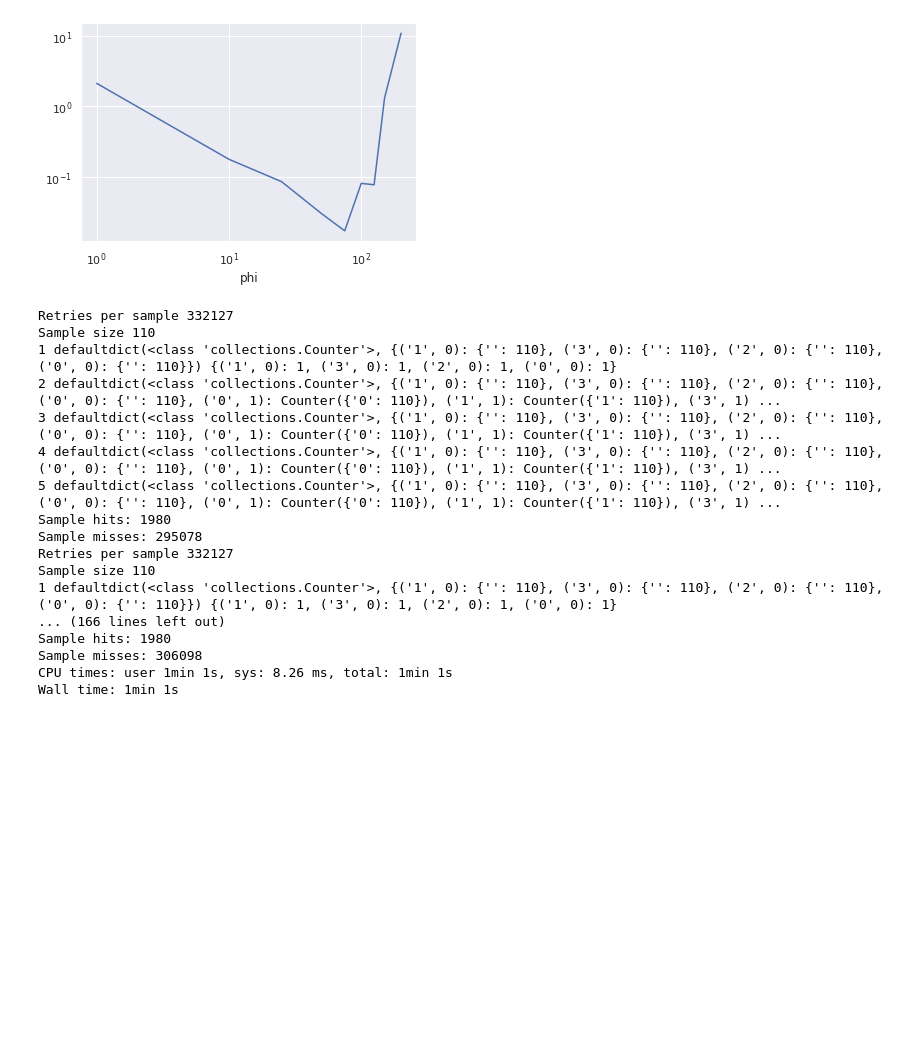
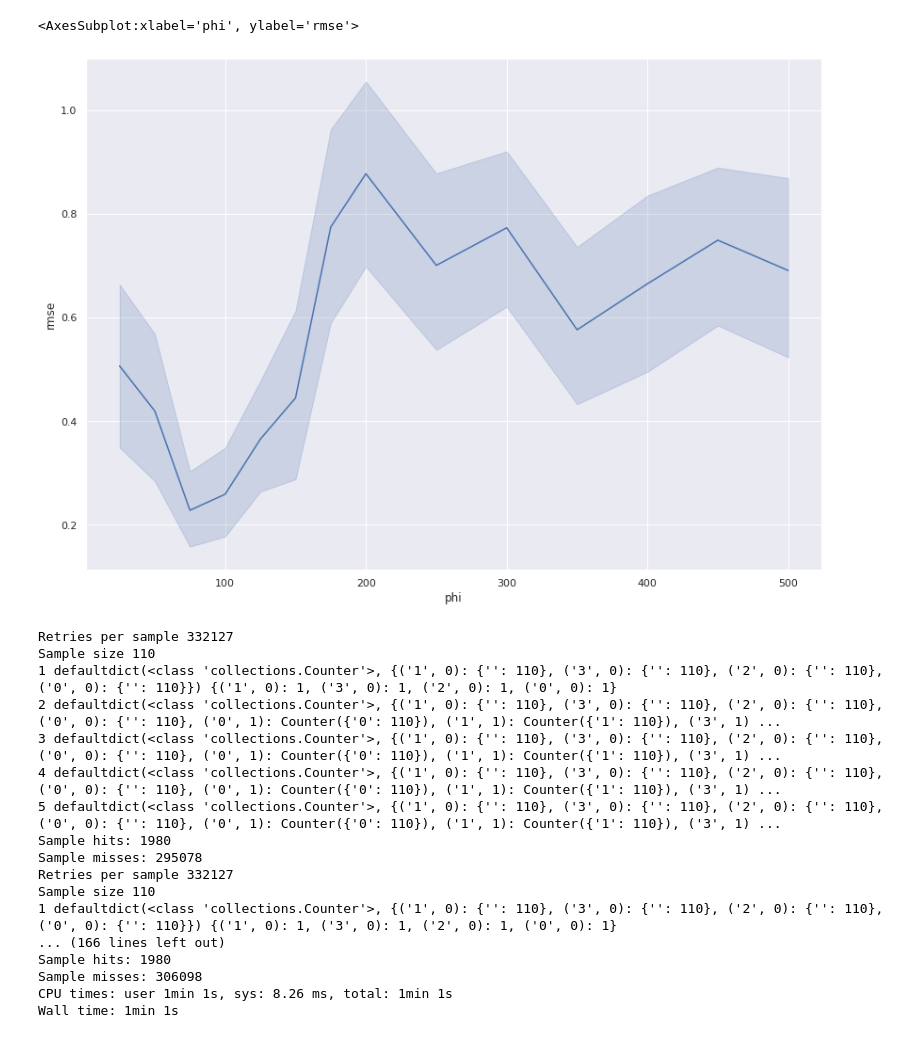
Before and after one commit to viantirreau/count-nfa, a Jupyter notebook: cpp_bindings.ipynb, the cells around one changed output. Saved outputs shown, nothing was run; the diff lists cells and outputs as text; code cells hidden in the pictures; blank space fills up the shorter version.

```diff
--- a/cpp_bindings.ipynb
+++ b/cpp_bindings.ipynb
@@ -6,17 +6,17 @@ import matplotlib.pyplot as plt
 import seaborn as sns
 from tqdm.auto import tqdm as tqdm
 import pandas as pd
-sns.set()
+sns.set(rc={"figure.figsize": (14,10)})
 # %%
 def random_run():
     n_states = randint(2, 4)
     sparsity = round(random() / 2 + 0.5, 2)
     n_initial = randint(1, n_states)
     n_final = randint(1, n_states)
-    string_length = randint(3, 6)
+    string_length = randint(12, 14)
     epsilon = round(random() * 4.5 + 0.5, 1) # epsilon \in [0.5, 5]
     kappa_multiple = 1
-    phi_multiple = round(2 ** (random() * 6)) # phi_multiple \in [1, 64]
+    phi_multiple = round(2 ** (4 + random() * 6)) # phi_multiple \in [1, 64]
 
     rand_matrix = random_matrix_for_nfa(n_states=n_states, sparsity=sparsity, n_initial=n_initial, n_final=n_final)
     rand_nfa = NFA.from_random_matrix(rand_matrix)
@@ -71,10 +88,10 @@ res_dict
 # cpp_input = res_dict["str_repr"]
 ests = []
 
-for phi in tqdm([25, 50, 75, 100, 125]):
-    eps = round(1/phi, 3)
-    cpp_input = f'5 {eps} 1 {phi}\n4 2 14\n0 1 2 3\n1 1 1 1\n0 1 1 0\n0 1\n0 0 0\n0 1 3\n0 1 2\n1 0 3\n1 0 2\n1 1 2\n2 0 0\n2 0 3\n2 1 1\n2 1 3\n2 1 2\n3 0 0\n3 0 2\n3 1 2'
-    for i in range(30):
+for phi in tqdm([25, 50, 75, 100, 125, 150, 175, 200, 250, 300, 350, 400, 450, 500]):
+    eps = round(2/phi, 5)
+    cpp_input = f'6 {eps} 1 {phi}\n4 2 16\n0 1 2 3\n0 1 0 0\n1 1 1 1\n0 1\n0 0 0\n0 1 3\n0 1 2\n1 0 0\n1 0 1\n1 1 3\n1 1 2\n2 0 0\n2 0 1\n2 0 2\n2 1 2\n3 0 0\n3 0 2\n3 1 1\n3 1 3\n3 1 2'
+    for i in range(20):
         result = subprocess.run(["timeout", "300", "./cpp/main"],
                                     stdout=subprocess.PIPE,
                                     input=cpp_input,
@@ -94,13 +114,12 @@ for phi in tqdm([25, 50, 75, 100, 125]):
 # %%
 df = pd.DataFrame(ests, columns=["phi", "est"])
 # %%
-df["diffsq"] = (df.est - res_dict["bruteforce"])**2
+df["rmse"] = ((df.est - res_dict["bruteforce"])**2)**0.5
-# %%
-df.groupby("phi").mean().diffsq.plot()
-plt.xscale('log')
-plt.yscale('log')
-# %% [output]
-[figure, removed]
+# %%
+sns.lineplot(data=df, x="phi", y="rmse")
+# %% [output]
+<AxesSubplot:xlabel='phi', ylabel='rmse'>
+[figure, added]
 # %%
 %%time
 ests2 = []
```
Also changed, not shown: parts of 3 cells of this notebook, 4 other files.
